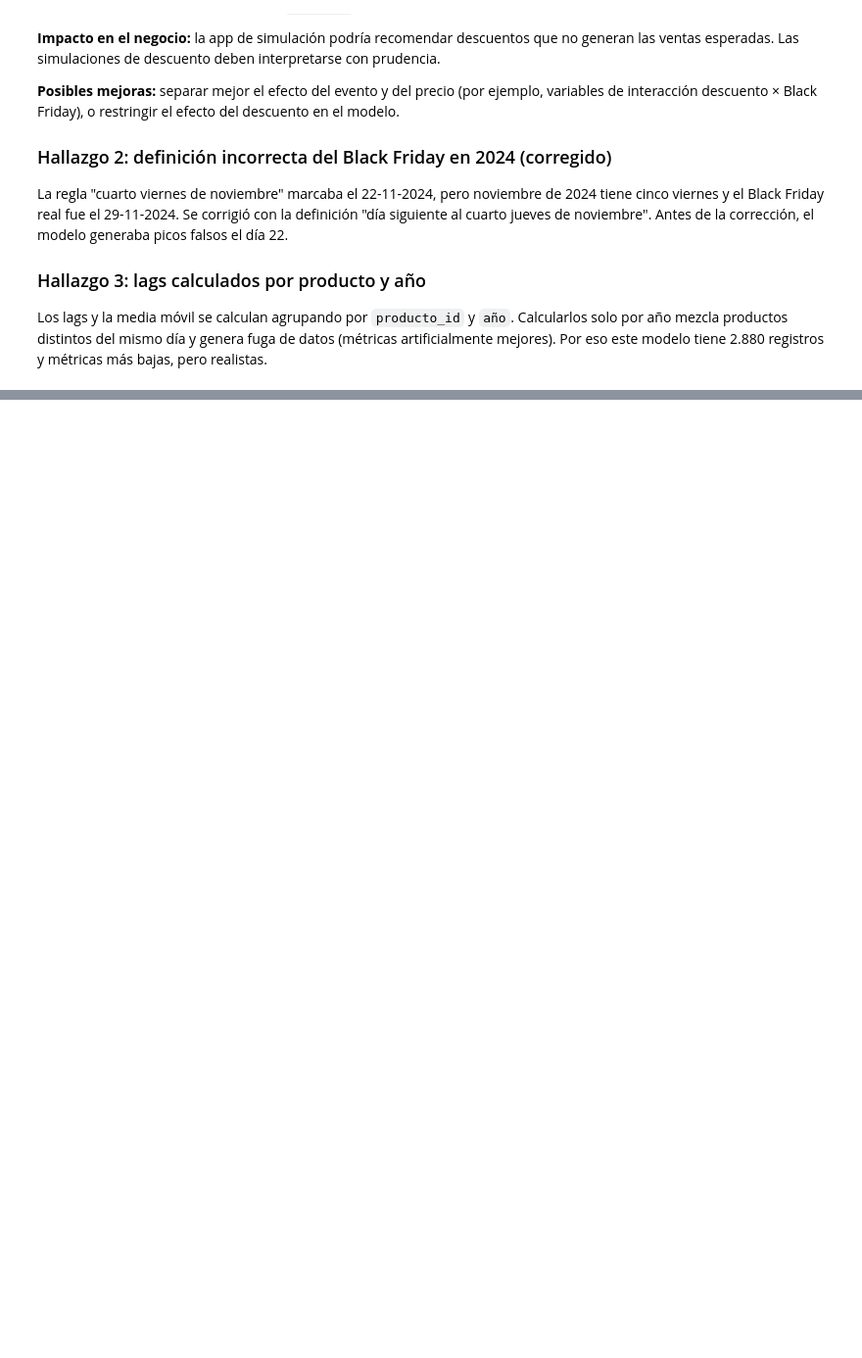
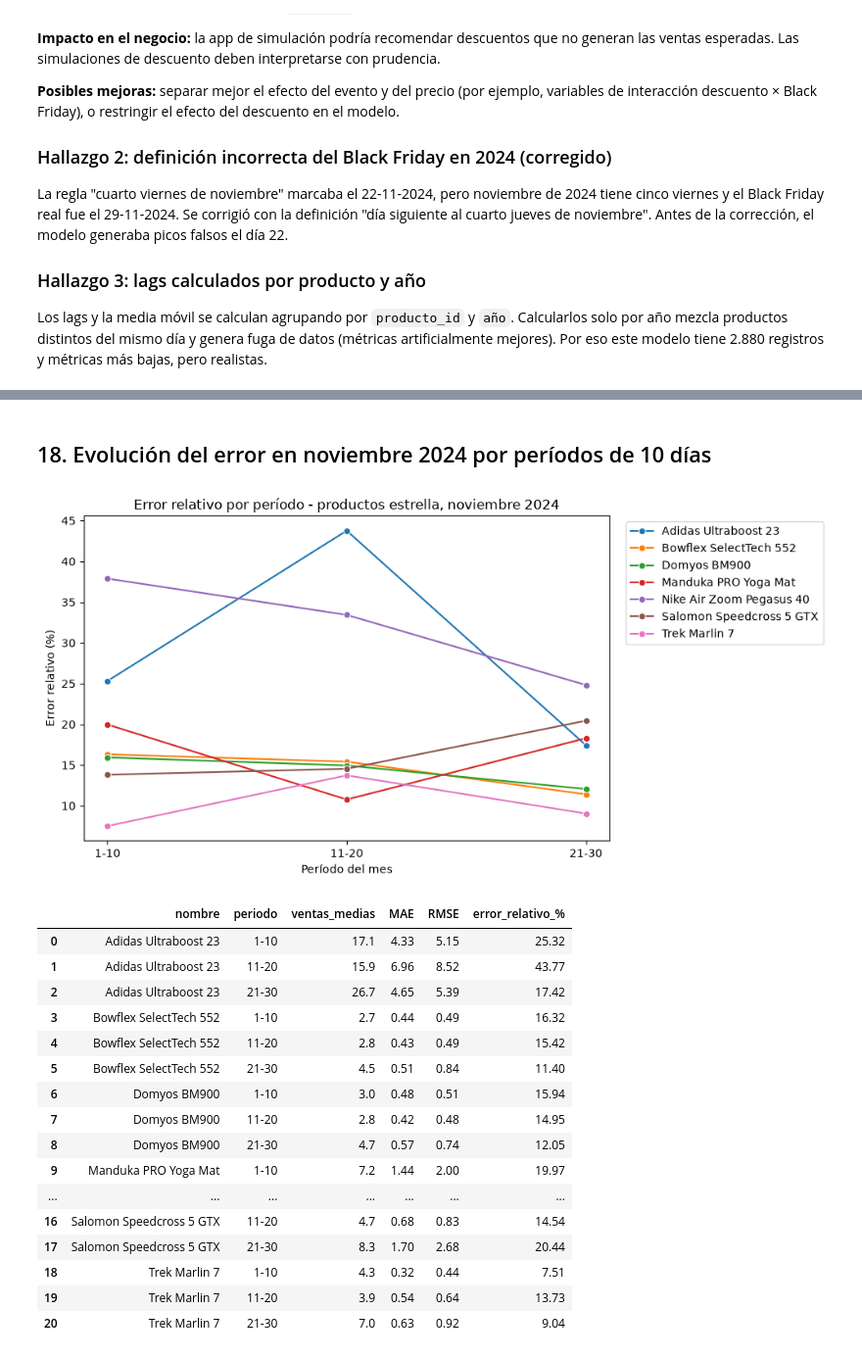
Before and after one commit to florenciaalmironfr-svg/prevision-ventes, a Jupyter notebook: notebooks/Entrenamiento.ipynb, the cells around one changed output, grey strips where cells are left out. Shown at 98% size. Saved outputs shown, nothing was run; the diff lists cells and outputs as text; code cells hidden in the pictures; blank space fills up the shorter version.

```diff
--- a/notebooks/Entrenamiento.ipynb
+++ b/notebooks/Entrenamiento.ipynb
@@ -941,0 +944,16 @@ Los lags y la media móvil se calculan agrupando por `producto_id` y `año`. Cal
+# %%
+# Error absoluto de cada día: diferencia entre real y predicción
+nov_estrella = nov_estrella.assign(
+    error_abs=(nov_estrella["unidades_vendidas"] - nov_estrella["prediccion"]).abs()
+)
+
+# Resumen por producto
+mae_productos = nov_estrella.groupby("nombre").agg(
+    ventas_medias=("unidades_vendidas", "mean"),
+    MAE=("error_abs", "mean"),
+)
+
+# Error relativo: el MAE en proporción a las ventas del producto
+mae_productos["error_relativo_%"] = mae_productos["MAE"] / mae_productos["ventas_medias"] * 100
+
+mae_productos.round(2).sort_values("error_relativo_%")
@@ -941,0 +970,50 @@ Los lags y la media móvil se calculan agrupando por `producto_id` y `año`. Cal
+# %% [markdown]
+## 18. Evolución del error en noviembre 2024 por períodos de 10 días
+# %%
+# Errores de cada día
+nov_estrella = nov_estrella.assign(
+    error_abs=(nov_estrella["unidades_vendidas"] - nov_estrella["prediccion"]).abs(),
+    error_cuad=(nov_estrella["unidades_vendidas"] - nov_estrella["prediccion"]) ** 2,
+    periodo=pd.cut(nov_estrella["dia_mes"], bins=[0, 10, 20, 30], labels=["1-10", "11-20", "21-30"]),
+)
+
+# Métricas por producto y período
+metricas_periodo = nov_estrella.groupby(["nombre", "periodo"], observed=True).agg(
+    ventas_medias=("unidades_vendidas", "mean"),
+    MAE=("error_abs", "mean"),
+    MSE=("error_cuad", "mean"),
+)
+metricas_periodo["RMSE"] = np.sqrt(metricas_periodo["MSE"])
+metricas_periodo["error_relativo_%"] = metricas_periodo["MAE"] / metricas_periodo["ventas_medias"] * 100
+metricas_periodo = metricas_periodo.drop(columns="MSE").round(2).reset_index()
+
+# Gráfico: evolución del error relativo por producto
+plt.figure(figsize=(10, 5))
+sns.lineplot(data=metricas_periodo, x="periodo", y="error_relativo_%", hue="nombre", marker="o")
+plt.title("Error relativo por período - productos estrella, noviembre 2024")
+plt.ylabel("Error relativo (%)")
+plt.xlabel("Período del mes")
+plt.legend(bbox_to_anchor=(1.02, 1), loc="upper left")
+plt.tight_layout()
+plt.show()
+
+metricas_periodo
+# %% [output]
+[figure, added]
+|  | nombre | periodo | ventas_medias | MAE | RMSE | error_relativo_% |
+| 0 | Adidas Ultraboost 23 | 1-10 | 17.1 | 4.33 | 5.15 | 25.32 |
+| 1 | Adidas Ultraboost 23 | 11-20 | 15.9 | 6.96 | 8.52 | 43.77 |
+| 2 | Adidas Ultraboost 23 | 21-30 | 26.7 | 4.65 | 5.39 | 17.42 |
+| 3 | Bowflex SelectTech 552 | 1-10 | 2.7 | 0.44 | 0.49 | 16.32 |
+| 4 | Bowflex SelectTech 552 | 11-20 | 2.8 | 0.43 | 0.49 | 15.42 |
+| 5 | Bowflex SelectTech 552 | 21-30 | 4.5 | 0.51 | 0.84 | 11.40 |
+| 6 | Domyos BM900 | 1-10 | 3.0 | 0.48 | 0.51 | 15.94 |
+| 7 | Domyos BM900 | 11-20 | 2.8 | 0.42 | 0.48 | 14.95 |
+| 8 | Domyos BM900 | 21-30 | 4.7 | 0.57 | 0.74 | 12.05 |
+| 9 | Manduka PRO Yoga Mat | 1-10 | 7.2 | 1.44 | 2.00 | 19.97 |
+| ... | ... | ... | ... | ... | ... | ... |
+| 16 | Salomon Speedcross 5 GTX | 11-20 | 4.7 | 0.68 | 0.83 | 14.54 |
+| 17 | Salomon Speedcross 5 GTX | 21-30 | 8.3 | 1.70 | 2.68 | 20.44 |
+| 18 | Trek Marlin 7 | 1-10 | 4.3 | 0.32 | 0.44 | 7.51 |
+| 19 | Trek Marlin 7 | 11-20 | 3.9 | 0.54 | 0.64 | 13.73 |
+| 20 | Trek Marlin 7 | 21-30 | 7.0 | 0.63 | 0.92 | 9.04 |
```
Also changed, not shown: parts of 8 cells of this notebook.
